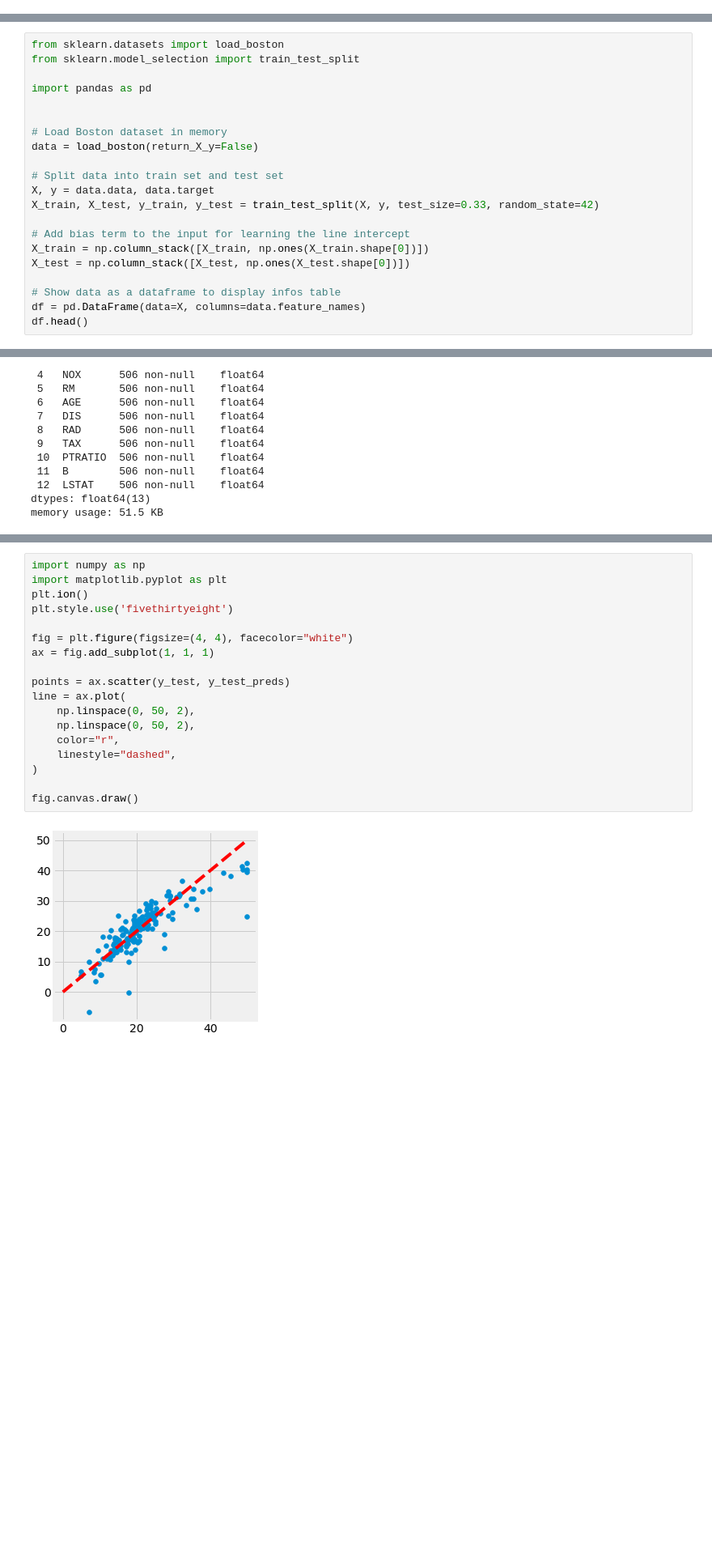
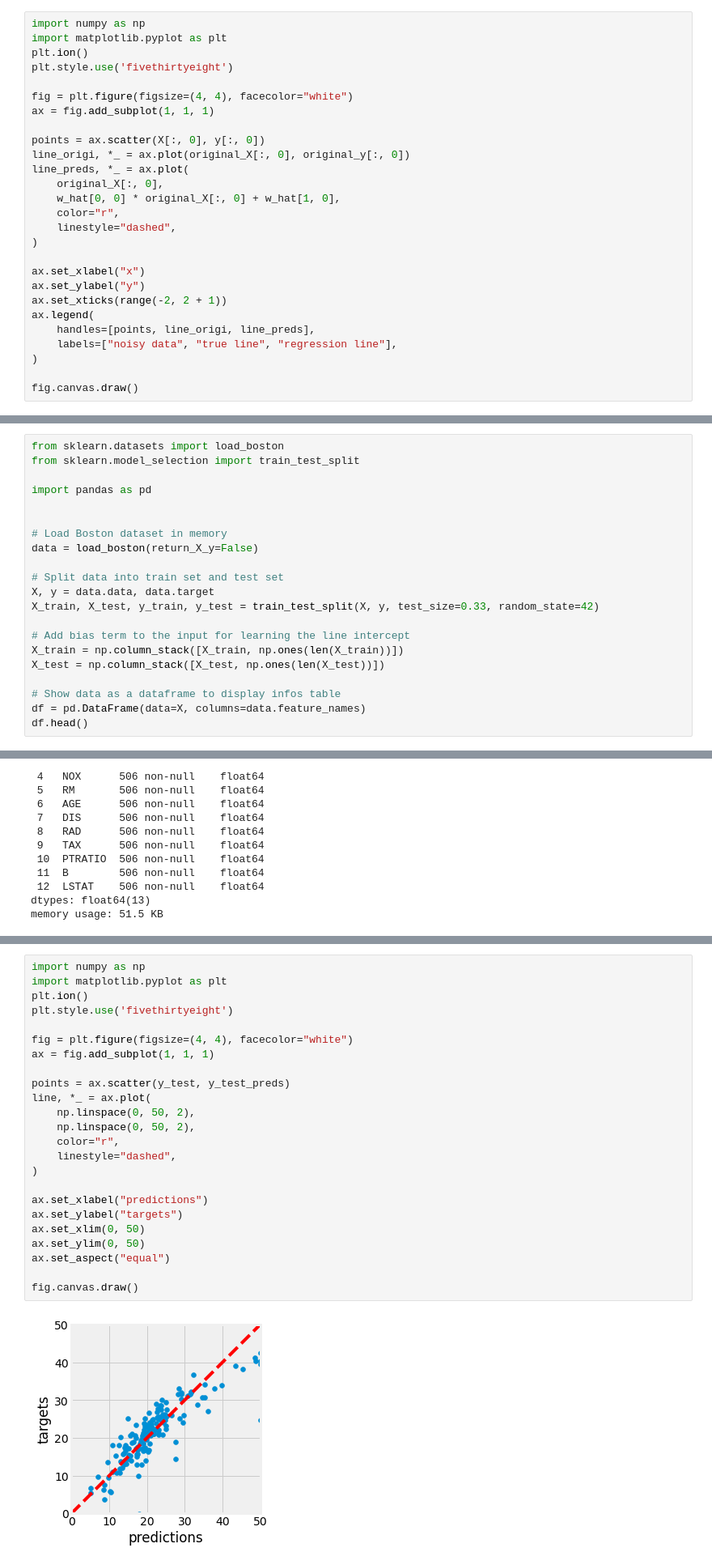
Before and after one commit to yliess86/DataDrivenScienceBook, a Jupyter notebook: data_driven_science_book/linear_algebra.ipynb, the cells around one changed output, grey strips where cells are left out. Shown at 81% size. Saved outputs shown, nothing was run; the diff lists cells and outputs as text; blank space fills up the shorter version.

Commit message:
Add 1D Linear Regression example

```diff
--- a/data_driven_science_book/linear_algebra.ipynb
+++ b/data_driven_science_book/linear_algebra.ipynb
@@ -2085,0 +2113,27 @@ Let's observe the classic example Boston. Here, data $X$ represent features of h
+# %%
+import numpy as np
+import matplotlib.pyplot as plt
+plt.ion()
+plt.style.use('fivethirtyeight')
+
+fig = plt.figure(figsize=(4, 4), facecolor="white")
+ax = fig.add_subplot(1, 1, 1)
+
+points = ax.scatter(X[:, 0], y[:, 0])
+line_origi, *_ = ax.plot(original_X[:, 0], original_y[:, 0])
+line_preds, *_ = ax.plot(
+    original_X[:, 0],
+    w_hat[0, 0] * original_X[:, 0] + w_hat[1, 0],
+    color="r",
+    linestyle="dashed",
+)
+
+ax.set_xlabel("x")
+ax.set_ylabel("y")
+ax.set_xticks(range(-2, 2 + 1))
+ax.legend(
+    handles=[points, line_origi, line_preds],
+    labels=["noisy data", "true line", "regression line"],
+)
+
+fig.canvas.draw()
@@ -2098,8 +2168,8 @@ X, y = data.data, data.target
 X_train, X_test, y_train, y_test = train_test_split(X, y, test_size=0.33, random_state=42)
 
 # Add bias term to the input for learning the line intercept
-X_train = np.column_stack([X_train, np.ones(X_train.shape[0])])
-X_test = np.column_stack([X_test, np.ones(X_test.shape[0])])
+X_train = np.column_stack([X_train, np.ones(len(X_train))])
+X_test = np.column_stack([X_test, np.ones(len(X_test))])
 
 # Show data as a dataframe to display infos table
 df = pd.DataFrame(data=X, columns=data.feature_names)
@@ -2155,23 +2225,29 @@ MSE [test ]: 20.724023437339785
 # %%
 import numpy as np
 import matplotlib.pyplot as plt
 plt.ion()
 plt.style.use('fivethirtyeight')
 
 fig = plt.figure(figsize=(4, 4), facecolor="white")
 ax = fig.add_subplot(1, 1, 1)
 
 points = ax.scatter(y_test, y_test_preds)
-line = ax.plot(
+line, *_ = ax.plot(
     np.linspace(0, 50, 2),
     np.linspace(0, 50, 2),
     color="r",
     linestyle="dashed",
 )
 
+ax.set_xlabel("predictions")
+ax.set_ylabel("targets")
+ax.set_xlim(0, 50)
+ax.set_ylim(0, 50)
+ax.set_aspect("equal")
+
 fig.canvas.draw()
 # %% [output]
-[figure, old version]
+[figure, new version]
 # %%
 from myst_nb import glue
 glue("matrix_linreg_fig", fig, display=False)
```
Also changed, not shown: parts of 9 cells of this notebook.
